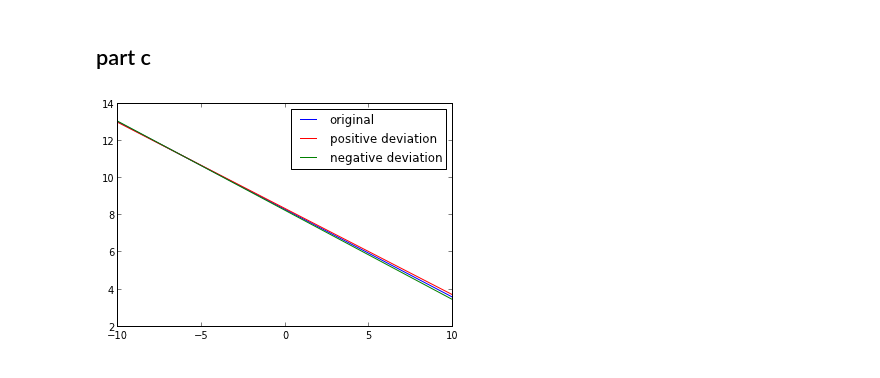
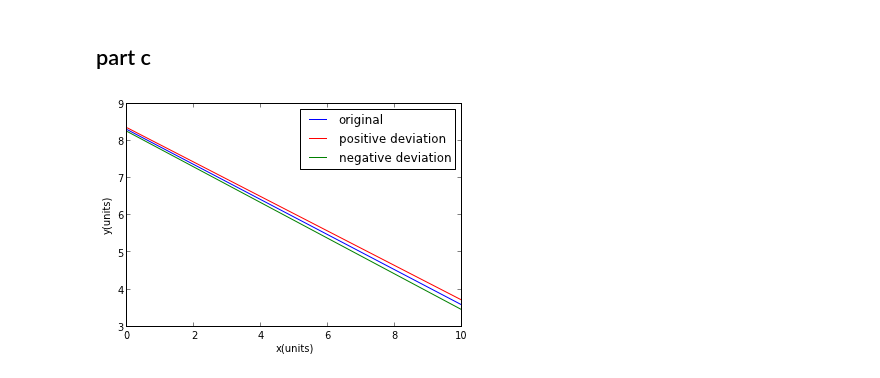
Before and after one commit to mtotten/PHYS202-S13, a Jupyter notebook: Week9/DataIO.ipynb, the cells around one changed output. Drawn from its saved outputs; the diff is of its cells as text; code cells hidden in the pictures.

```diff
--- a/Week9/DataIO.ipynb
+++ b/Week9/DataIO.ipynb
@@ -93,11 +96,14 @@ print m,b,uncm,uncb
 part c
 -
 # %%
-x = arange(-10.0,10.01,.01)
+x= arange(0.,10.01,.01)
 plot(x,(m*x+b),linewidth=1,label="original")
 plot(x,((m+uncm)*x+(b+uncb)),"r-",linewidth=1,label="positive deviation")
 plot(x,((m-uncm)*x+(b-uncb)),"g-",linewidth=1,label="negative deviation")
 legend(loc="best")
+xlabel("x(units)")
+ylabel("y(units)")
+libelabel = "y = %.4f x + %.4f" % (m,b)
 show()
 # %% [output]
-[figure, old version]
+[figure, new version]
```
Also changed, not shown: parts of 8 cells of this notebook, 4 other files.
